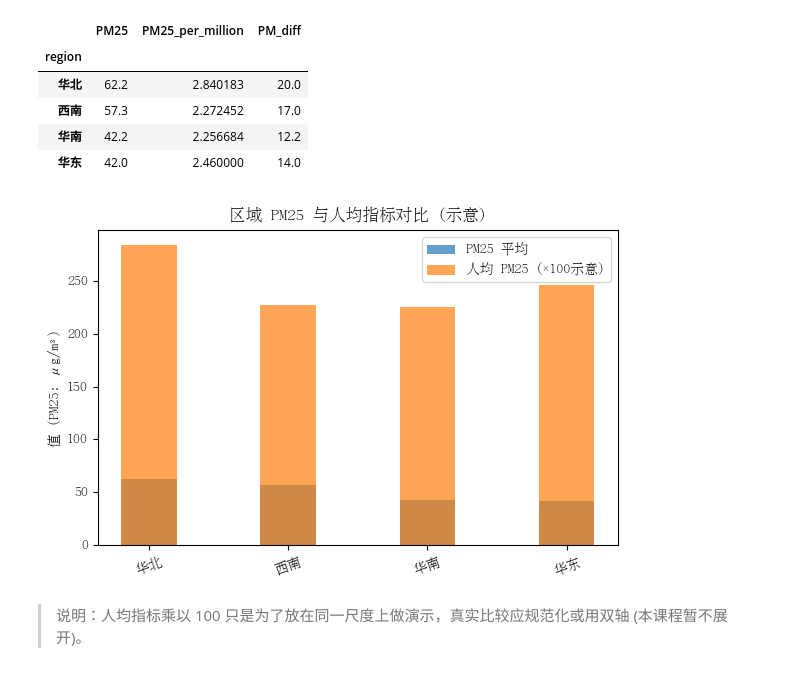
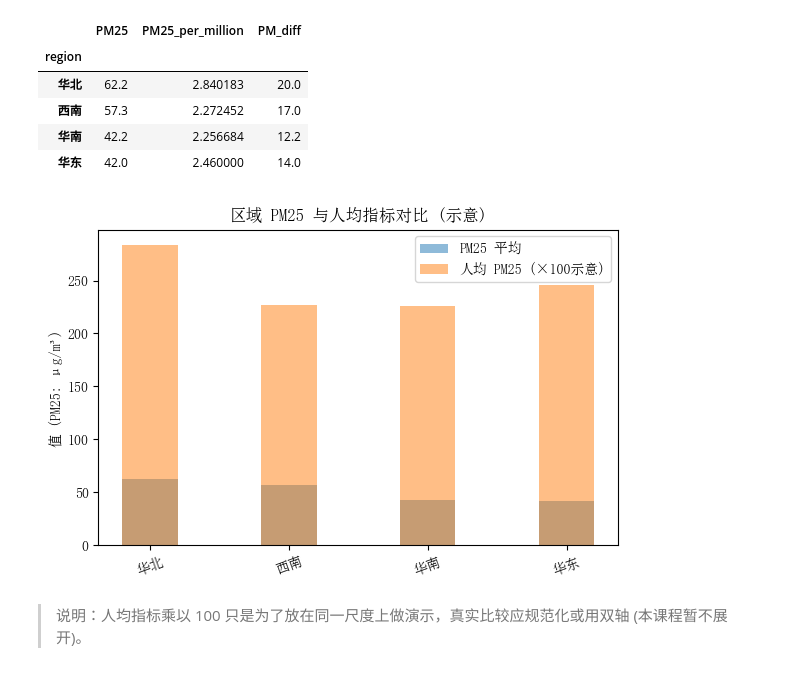
Before and after one commit to zhouxzh/python-data-analysis, a Jupyter notebook: notebooks/Day06_merge_project.ipynb, the cells around one changed output. Drawn from its saved outputs; the diff is of its cells as text; code cells hidden in the pictures.

```diff
--- a/notebooks/Day06_merge_project.ipynb
+++ b/notebooks/Day06_merge_project.ipynb
@@ -191,6 +191,13 @@ Name: PM25_per_million, dtype: float64
 ## 7. 项目示例骨架 (可直接复制修改)
 下面示例：问题：哪个区域的平均 PM25 与人均 PM25 指标都偏高？
 # %%
+import pandas as pd
+air = pd.read_csv('../data/air_quality_timeseries.csv', parse_dates=['date'])
+info = pd.read_csv('../data/city_info.csv')
+merged = pd.merge(air, info, on='city', how='left')
+merged['PM25_per_million'] = merged['PM25'] / merged['population_million']
+merged['PM_diff'] = merged['PM10'] - merged['PM25']
+
 # (1) 基础汇总
 region_summary = merged.groupby('region').agg({
     'PM25':'mean',
@@ -207,24 +214,24 @@ region_summary
 | 华东 | 42.0 | 2.460000 | 14.0 |
 # %%
 # (2) 可视化：区域 PM25 & 人均 PM25 对比 (双柱简单示意)
-
+import matplotlib.pyplot as plt
 # 设置中文显示和负号正常显示
-plt.rcParams['font.sans-serif'] = ['AR PL UMing CN']
+plt.rcParams['font.sans-serif'] = ['SimSun']
 plt.rcParams['axes.unicode_minus'] = False
 
 plt.figure(figsize=(6,4))
 x = region_summary.index
-plt.bar(x, region_summary['PM25'], width=0.4, alpha=0.7, label='PM25 平均')
+plt.bar(x, region_summary['PM25'], width=0.4, alpha=0.5, label='PM25 平均')
 
-plt.bar(x, region_summary['PM25_per_million']*100, width=0.4, alpha=0.7, label='人均 PM25 (×100示意)')
+plt.bar(x, region_summary['PM25_per_million']*100, width=0.4, alpha=0.5, label='人均 PM25 (×100示意)')
 plt.title('区域 PM25 与人均指标对比 (示意)')
 plt.ylabel('值 (PM25: μg/m³)')
 plt.xticks(rotation=20)
 plt.legend()
 plt.tight_layout()
 plt.show()
 # %% [output]
-[figure, old version]
+[figure, new version]
 # %% [markdown]
 > 说明：人均指标乘以 100 只是为了放在同一尺度上做演示，真实比较应规范化或用双轴 (本课程暂不展开)。
 # %% [markdown]
```
Also changed, not shown: parts of 1 cell of this notebook, 11 other files.
